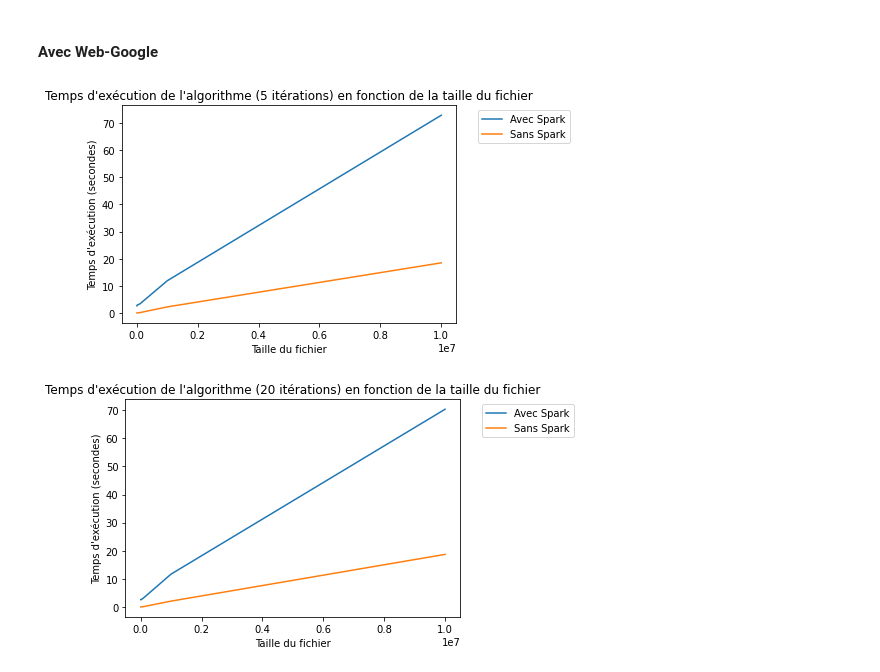
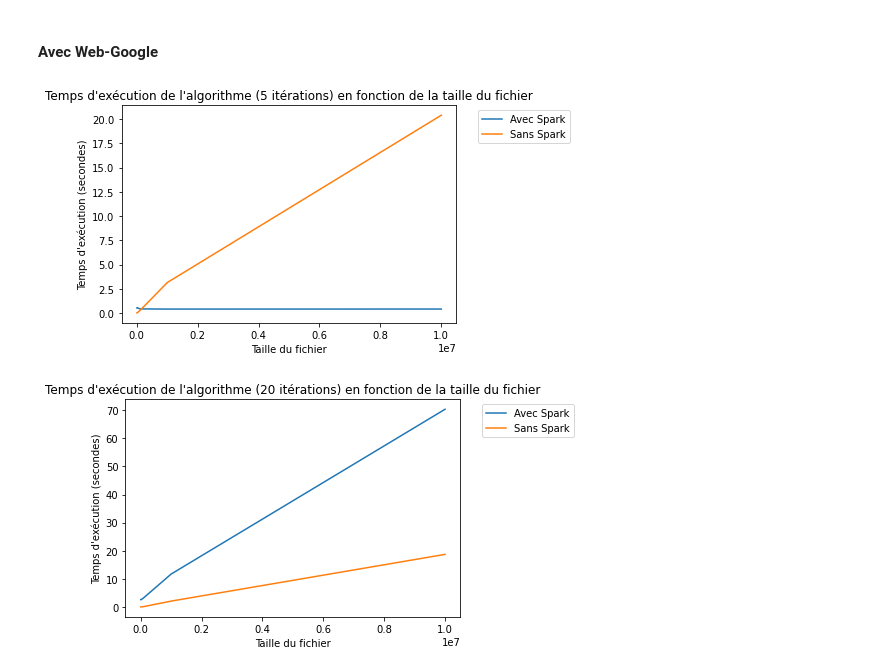
Before and after one commit to ARKEnsae/Pagerank_pyspark, a Jupyter notebook: DocPageRank.ipynb, the cells around one changed output. Saved outputs shown, nothing was run; the diff lists cells and outputs as text; code cells hidden in the pictures.

```diff
--- a/DocPageRank.ipynb
+++ b/DocPageRank.ipynb
@@ -317,10 +320,10 @@ def creer_donnees_graphique_timer_lignes(nbs_lignes,nb_iter,fichier="web-Google"
                      sep=' ', names=["in","out"])
         G=nx.from_pandas_edgelist(df, 'in', 'out',create_using=nx.DiGraph())
         RddDataBase = sc.textFile("data/{}{}.txt".format(fichier,nb_lignes))
-        without_spark = pagerank_local(G,nbIter=5,
+        without_spark = pagerank_local(G,nbIter=nb_iter,
                                             alpha=0.85, only_timer=True)
         without_spark_list.append(without_spark)
-        with_spark = pagerank_local_spark(RddDataBase,nbIter=5,
+        with_spark = pagerank_local_spark(RddDataBase,nbIter=nb_iter,
                                                alpha=0.85, only_timer=True)
         with_spark_list.append(with_spark)
     return(with_spark_list,without_spark_list)
@@ -440,11 +443,11 @@ sc = SparkContext(conf=spark_conf)
 # %%
 nbs_lignes=[1000,10000,100000,1000000,10000000]
 with_spark_list, without_spark_list = creer_donnees_graphique_timer_lignes(
     nbs_lignes,
     nb_iter=5)
-creer_graphique_timer(nbs_lignes,with_spark_list,without_spark_list,nb_iter=5)
+creer_graphique_timer_lignes(nbs_lignes,with_spark_list,without_spark_list,nb_iter=5)
 # %% [output]
-[figure, old version]
+[figure, new version]
 # %%
 nbs_lignes=[1000,10000,100000,1000000,10000000]
 with_spark_list, without_spark_list = creer_donnees_graphique_timer_lignes(
```
Also changed, not shown: parts of 4 cells of this notebook.
